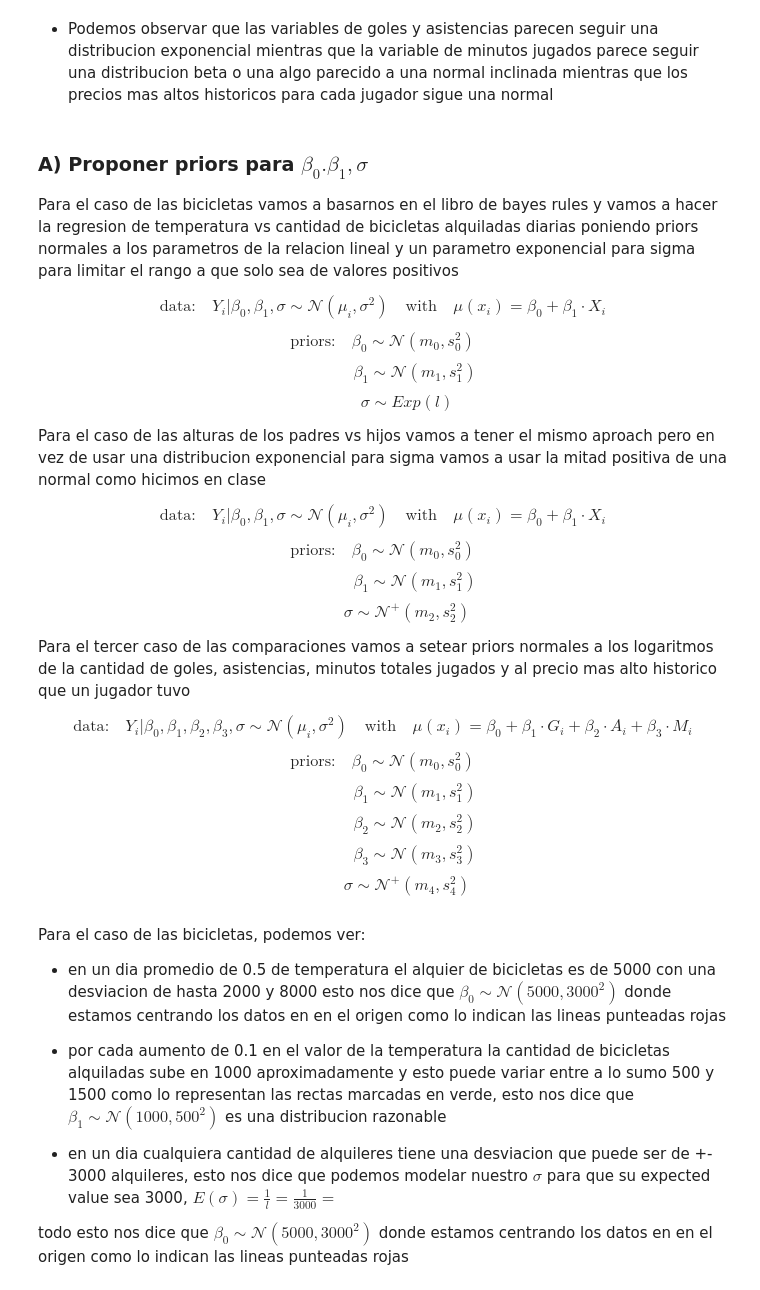
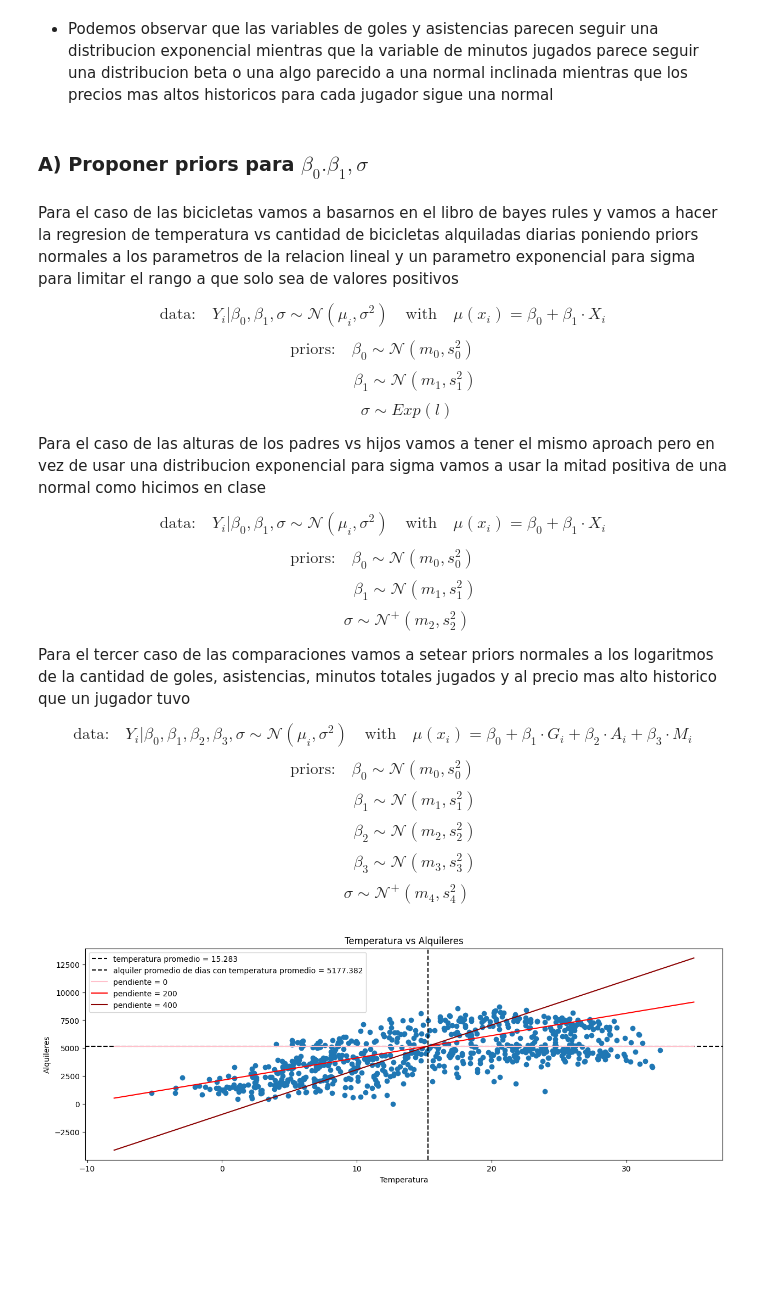
Before and after one commit to MatiMoran/EstimacionBayesiana, a Jupyter notebook: entregables/2/entrega_2.ipynb, the cells around one changed output. Cells and saved outputs as stored; diff of their text form; code cells hidden in the pictures; blank space fills up the shorter version.

```diff
--- a/entregables/2/entrega_2.ipynb
+++ b/entregables/2/entrega_2.ipynb
@@ -220,8 +226,9 @@ plt.show()
 [figure]
 # %% [markdown]
 - Podemos observar que las variables de goles y asistencias parecen seguir una distribucion exponencial mientras que la variable de minutos jugados parece seguir una distribucion beta o una algo parecido a una normal inclinada mientras que los precios mas altos historicos para cada jugador sigue una normal
+# %% [markdown]
+### A) Proponer priors para $\beta_{0}. \beta_{1} ,\sigma$
 # %% [markdown]
-### A) Proponer priors para $\beta_{0}. \beta_{1} ,\sigma$
 
 Para el caso de las bicicletas vamos a basarnos en el libro de bayes rules y vamos a hacer la regresion de temperatura vs cantidad de bicicletas alquiladas diarias poniendo priors normales a los parametros de la relacion lineal y un parametro exponencial para sigma para limitar el rango a que solo sea de valores positivos
 
@@ -277,14 +284,68 @@ $$
 $$
 \quad \quad \quad \sigma \sim \mathcal{N}^{+}(m_{4}, s^{2}_{4})
 $$
-# %% [markdown]
-Para el caso de las bicicletas, podemos ver:
-
-- en un dia promedio de 0.5 de temperatura el alquier de bicicletas es de 5000 con una desviacion de hasta 2000 y 8000
-esto nos dice que $\beta_{0} \sim \mathcal{N}(5000, 3000^{2})$ donde estamos centrando los datos en en el origen como lo indican las lineas punteadas rojas
-
-- por cada aumento de 0.1 en el valor de la temperatura la cantidad de bicicletas alquiladas sube en 1000 aproximadamente y esto puede variar entre a lo sumo 500 y 1500 como lo representan las rectas marcadas en verde, esto nos dice que $\beta_{1} \sim \mathcal{N}(1000, 500^{2})$ es una distribucion razonable
-
-- en un dia cualquiera cantidad de alquileres tiene una desviacion que puede ser de +- 3000 alquileres, esto nos dice que podemos modelar nuestro $\sigma$ para que su expected value sea 3000, $E(\sigma) = \frac{1}{l} = \frac{1}{3000} =$
-
-todo esto nos dice que $\beta_{0} \sim \mathcal{N}(5000, 3000^{2})$ donde estamos centrando los datos en en el origen como lo indican las lineas punteadas rojas
+# %%
+bins_n=20
+
+fig, ax = plt.subplots(1, 1, figsize=(15, 5))
+
+ax.set_title('Temperatura vs Alquileres')
+ax.scatter(df_bikes.temp, df_bikes.cnt)
+ax.set_xlabel('Temperatura')
+ax.set_ylabel('Alquileres')
+
+# Calculamos la temperatura media y la media de la cantidad de bicicletas alquiladas en ese dia para los datos que tienen una temperatura cercana a la media
+mean_temperature = round(df_bikes.temp.mean(), 3)
+average_temperature_samples = df_bikes[np.isclose(df_bikes.temp, np.full_like(df_bikes.temp, mean_temperature), atol= np.full_like(df_bikes.temp, 2.5))]
+mean_rides = round(average_temperature_samples.cnt.mean(), 3)
+
+ax.axvline(x=mean_temperature, color='black', linestyle='--', label=f'temperatura promedio = {mean_temperature}')
+ax.axhline(y=mean_rides, color='black', linestyle='--', label=f'alquiler promedio de dias con temperatura promedio = {mean_rides}')
+
+
+x = np.linspace(-8, 35, 400)
+y = 0/5 * (x - mean_temperature) + mean_rides
+plt.plot(x, y, label='pendiente = 0', color='pink')
+y = 1000/5 * (x - mean_temperature) + mean_rides
+plt.plot(x, y, label='pendiente = 200', color='red')
+y = 2000/5 * (x - mean_temperature) + mean_rides
+plt.plot(x, y, label='pendiente = 400', color='darkred')
+
+
+ax.legend()
+plt.show()
+
+
+Markdown(fr"""
+Para el caso de las bicicletas, podemos ver:
+
+- en un dia promedio de {mean_temperature} de temperatura, El alquier de bicicletas es de {mean_rides} con una desviacion de hasta {average_temperature_samples.cnt.min()} y {average_temperature_samples.cnt.max()}
+esto nos dice que $\beta_{{0}} \sim \mathcal{{N}}({mean_rides}, 3000^{{2}})$ donde estamos centrando los datos en en el origen como lo indican las lineas punteadas negras
+
+- por cada aumento de 5 en el valor de la temperatura la cantidad de bicicletas alquiladas sube en 200 aproximadamente y esto puede variar entre a lo sumo 0 y 400 como lo representan las rectas marcadas en rojo, esto nos dice que $\beta_{{1}} \sim \mathcal{{N}}(200, 200^{{2}})$ es una distribucion razonable
+
+- en un dia cualquiera cantidad de alquileres tiene una rango que puede ser de $\pm$ 3000 alquileres como sabemos que 3 desviaciones estandard deberia contener a casi todos los datos deducimos que la desviacion estandar es de $\frac{{3000}}/3 = 1000$<br>.
+esto nos dice que podemos modelar nuestro $\sigma$ para que su expected value sea 1000.<br>
+$E(\sigma) = \frac{{1}}{{l}} = 1000 \implies l = {round(1/1000, 6)}$
+
+
+Finalmente tenemos los priors:
+
+
+$$
+\text{{data:}} \quad Y_{{i}}|\beta_{{0}}, \beta_{{1}} ,\sigma \sim \mathcal{{N}}(\mu_{{i}}, \sigma^{{2}}) \quad  \text{{with}} \quad  \mu(x_{{i}}) = \beta_{{0}} + \beta_{{1}} \cdot X_{{i}}
+$$
+
+$$
+\text{{priors:}} \quad \beta_{{0}} \sim \mathcal{{N}}({mean_rides}, 3000^{{2}})
+$$
+$$
+\quad \quad \quad \quad \beta_{{1}} \sim \mathcal{{N}}(200, 200^{{2}})
+$$
+$$
+\quad \quad \quad \sigma \sim Exp({round(1/1000, 6)})
+$$
+
+""")
+# %% [output]
+[figure, added]
```
Also changed, not shown: parts of 45 cells of this notebook.
